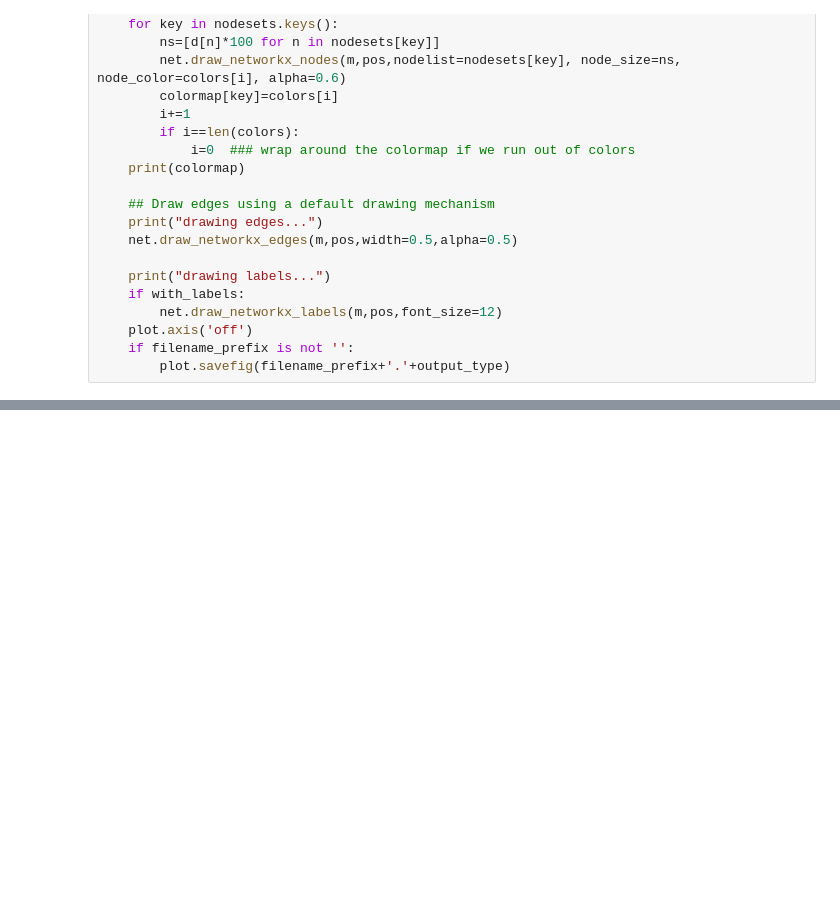
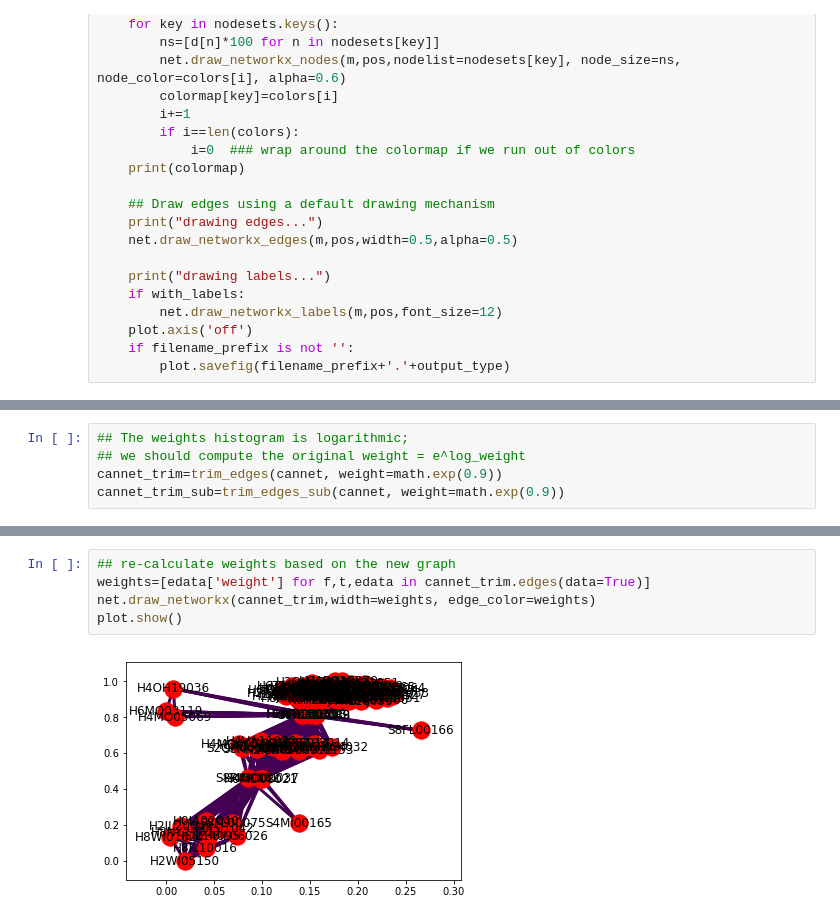
Before and after one commit to bvshyam/cuny_sem4, a Jupyter notebook: Assignment5_Cliques_clusters/Practice/practice.ipynb, the cells around one changed output, grey strips where cells are left out. Drawn from its saved outputs; the diff is of its cells as text; blank space fills up the shorter version.

```diff
--- a/Assignment5_Cliques_clusters/Practice/practice.ipynb
+++ b/Assignment5_Cliques_clusters/Practice/practice.ipynb
@@ -264,0 +565,5 @@ ModuleNotFoundError: No module named 'multimode'
+# %%
+## The weights histogram is logarithmic;
+## we should compute the original weight = e^log_weight
+cannet_trim=trim_edges(cannet, weight=math.exp(0.9))
+cannet_trim_sub=trim_edges_sub(cannet, weight=math.exp(0.9))
@@ -264,0 +578,7 @@ ModuleNotFoundError: No module named 'multimode'
+# %%
+## re-calculate weights based on the new graph
+weights=[edata['weight'] for f,t,edata in cannet_trim.edges(data=True)]
+net.draw_networkx(cannet_trim,width=weights, edge_color=weights)
+plot.show()
+# %% [output]
+[figure, added]
```
Also changed, not shown: parts of 56 cells of this notebook, 9 other files.
